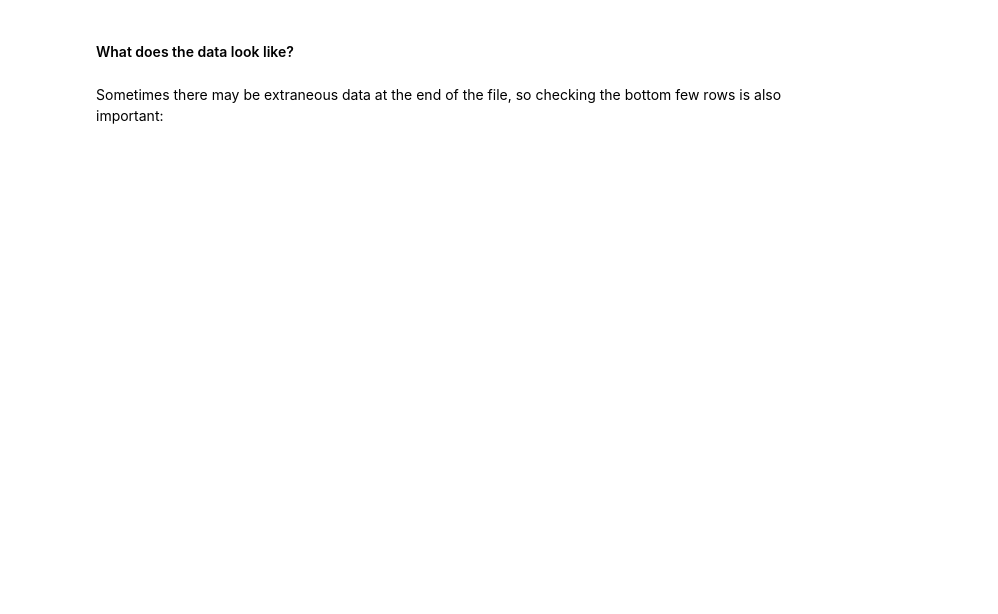
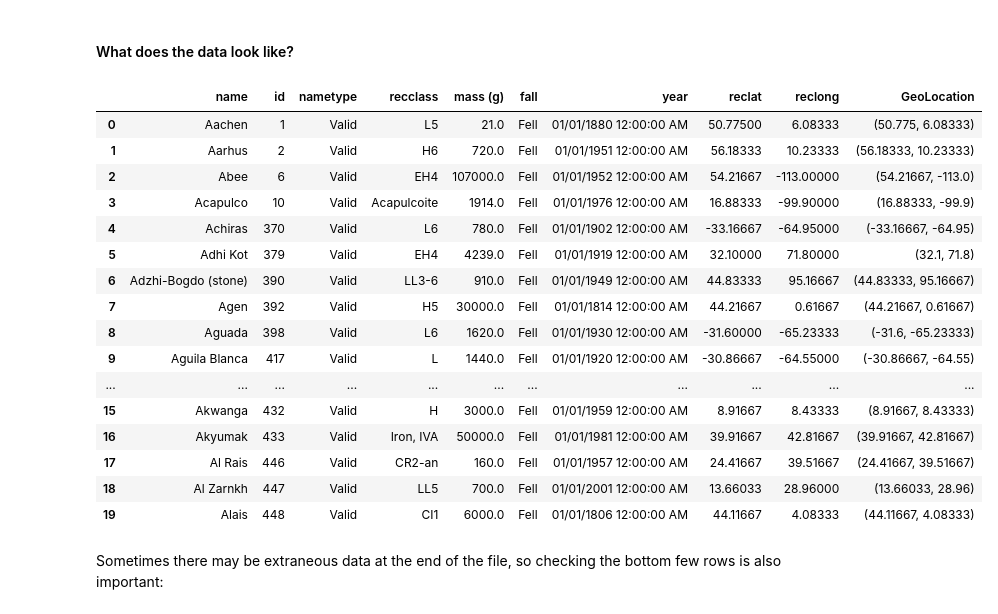
Before and after one commit to MPBagger/data-science-project, a Jupyter notebook: notebooks/data_processing/01_pandas_intro.ipynb, the cells around one changed output. Drawn from its saved outputs; the diff is of its cells as text; code cells hidden in the pictures; blank space fills up the shorter version.

```diff
--- a/notebooks/data_processing/01_pandas_intro.ipynb
+++ b/notebooks/data_processing/01_pandas_intro.ipynb
@@ -87,7 +148,25 @@ meteorites.dtypes
 # %% [markdown]
 #### What does the data look like?
 # %%
-meteorites.head()
+meteorites.head(20)
+# %% [output]
+|  | name | id | nametype | recclass | mass (g) | fall | year | reclat | reclong | GeoLocation |
+| 0 | Aachen | 1 | Valid | L5 | 21.0 | Fell | 01/01/1880 12:00:00 AM | 50.77500 | 6.08333 | (50.775, 6.08333) |
+| 1 | Aarhus | 2 | Valid | H6 | 720.0 | Fell | 01/01/1951 12:00:00 AM | 56.18333 | 10.23333 | (56.18333, 10.23333) |
+| 2 | Abee | 6 | Valid | EH4 | 107000.0 | Fell | 01/01/1952 12:00:00 AM | 54.21667 | -113.00000 | (54.21667, -113.0) |
+| 3 | Acapulco | 10 | Valid | Acapulcoite | 1914.0 | Fell | 01/01/1976 12:00:00 AM | 16.88333 | -99.90000 | (16.88333, -99.9) |
+| 4 | Achiras | 370 | Valid | L6 | 780.0 | Fell | 01/01/1902 12:00:00 AM | -33.16667 | -64.95000 | (-33.16667, -64.95) |
+| 5 | Adhi Kot | 379 | Valid | EH4 | 4239.0 | Fell | 01/01/1919 12:00:00 AM | 32.10000 | 71.80000 | (32.1, 71.8) |
+| 6 | Adzhi-Bogdo (stone) | 390 | Valid | LL3-6 | 910.0 | Fell | 01/01/1949 12:00:00 AM | 44.83333 | 95.16667 | (44.83333, 95.16667) |
+| 7 | Agen | 392 | Valid | H5 | 30000.0 | Fell | 01/01/1814 12:00:00 AM | 44.21667 | 0.61667 | (44.21667, 0.61667) |
+| 8 | Aguada | 398 | Valid | L6 | 1620.0 | Fell | 01/01/1930 12:00:00 AM | -31.60000 | -65.23333 | (-31.6, -65.23333) |
+| 9 | Aguila Blanca | 417 | Valid | L | 1440.0 | Fell | 01/01/1920 12:00:00 AM | -30.86667 | -64.55000 | (-30.86667, -64.55) |
+| ... | ... | ... | ... | ... | ... | ... | ... | ... | ... | ... |
+| 15 | Akwanga | 432 | Valid | H | 3000.0 | Fell | 01/01/1959 12:00:00 AM | 8.91667 | 8.43333 | (8.91667, 8.43333) |
+| 16 | Akyumak | 433 | Valid | Iron, IVA | 50000.0 | Fell | 01/01/1981 12:00:00 AM | 39.91667 | 42.81667 | (39.91667, 42.81667) |
+| 17 | Al Rais | 446 | Valid | CR2-an | 160.0 | Fell | 01/01/1957 12:00:00 AM | 24.41667 | 39.51667 | (24.41667, 39.51667) |
+| 18 | Al Zarnkh | 447 | Valid | LL5 | 700.0 | Fell | 01/01/2001 12:00:00 AM | 13.66033 | 28.96000 | (13.66033, 28.96) |
+| 19 | Alais | 448 | Valid | CI1 | 6000.0 | Fell | 01/01/1806 12:00:00 AM | 44.11667 | 4.08333 | (44.11667, 4.08333) |
 # %% [markdown]
 Sometimes there may be extraneous data at the end of the file, so checking the bottom few rows is also important:
 # %%
```
Also changed, not shown: parts of 29 cells of this notebook, 13 other files.
